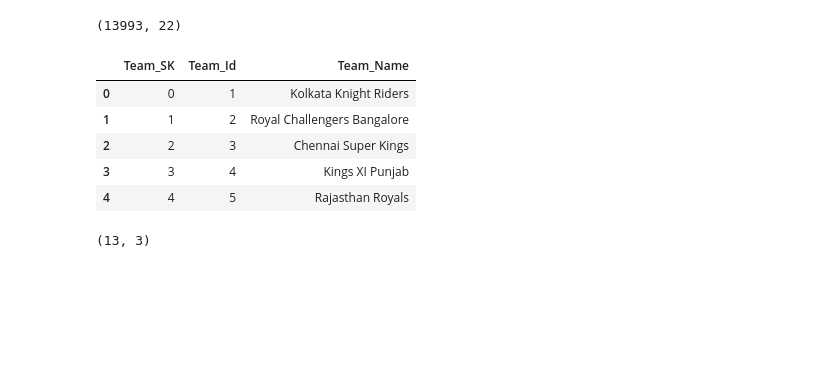
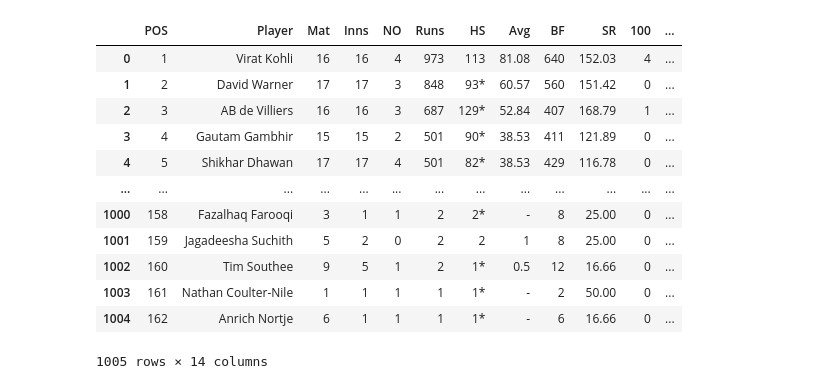
Before and after one commit to Shyam165/Summer-Internship, a Jupyter notebook: Ipl_team_selection/IPL Team Selection.ipynb, the cells around one changed output. Saved outputs shown, nothing was run; the diff lists cells and outputs as text; code cells hidden in the pictures; blank space fills up the shorter version.

Commit message:
adding EDA folder and updating previous files of ipl team selection

```diff
--- a/Ipl_team_selection/IPL Team Selection.ipynb
+++ b/Ipl_team_selection/IPL Team Selection.ipynb
@@ -145,17 +22,0 @@ Opposit_keeper: The player designated as the wicketkeeper for the opposing team.
-# %%
-df4.shape
-# %% [output]
-(13993, 22)
-# %%
-df5.head() #fifth dataset tells about the total team names in the ipl.
-# %% [output]
-|  | Team_SK | Team_Id | Team_Name |
-| 0 | 0 | 1 | Kolkata Knight Riders |
-| 1 | 1 | 2 | Royal Challengers Bangalore |
-| 2 | 2 | 3 | Chennai Super Kings |
-| 3 | 3 | 4 | Kings XI Punjab |
-| 4 | 4 | 5 | Rajasthan Royals |
-# %%
-df5.shape
-# %% [output]
-(13, 3)
@@ -166,0 +23,22 @@ df5.shape
+# %%
+file_names = ['BATTING STATS - IPL_2016.csv','BATTING STATS - IPL_2017.csv','BATTING STATS - IPL_2018.csv','BATTING STATS - IPL_2019.csv','BATTING STATS - IPL_2020.csv','BATTING STATS - IPL_2021.csv','BATTING STATS - IPL_2022.csv']
+tdf= []
+for file_name in file_names:
+    df = pd.read_csv("Batting Stats\\"+file_name)
+    tdf.append(df)
+bat_df= pd.concat(tdf, ignore_index=True)
+bat_df
+# %% [output]
+|  | POS | Player | Mat | Inns | NO | Runs | HS | Avg | BF | SR | 100 | ... |
+| 0 | 1 | Virat Kohli | 16 | 16 | 4 | 973 | 113 | 81.08 | 640 | 152.03 | 4 | ... |
+| 1 | 2 | David Warner | 17 | 17 | 3 | 848 | 93* | 60.57 | 560 | 151.42 | 0 | ... |
+| 2 | 3 | AB de Villiers | 16 | 16 | 3 | 687 | 129* | 52.84 | 407 | 168.79 | 1 | ... |
+| 3 | 4 | Gautam Gambhir | 15 | 15 | 2 | 501 | 90* | 38.53 | 411 | 121.89 | 0 | ... |
+| 4 | 5 | Shikhar Dhawan | 17 | 17 | 4 | 501 | 82* | 38.53 | 429 | 116.78 | 0 | ... |
+| ... | ... | ... | ... | ... | ... | ... | ... | ... | ... | ... | ... | ... |
+| 1000 | 158 | Fazalhaq Farooqi | 3 | 1 | 1 | 2 | 2* | - | 8 | 25.00 | 0 | ... |
+| 1001 | 159 | Jagadeesha Suchith | 5 | 2 | 0 | 2 | 2 | 1 | 8 | 25.00 | 0 | ... |
+| 1002 | 160 | Tim Southee | 9 | 5 | 1 | 2 | 1* | 0.5 | 12 | 16.66 | 0 | ... |
+| 1003 | 161 | Nathan Coulter-Nile | 1 | 1 | 1 | 1 | 1* | - | 2 | 50.00 | 0 | ... |
+| 1004 | 162 | Anrich Nortje | 6 | 1 | 1 | 1 | 1* | - | 6 | 16.66 | 0 | ... |
+1005 rows × 14 columns
```
Also changed, not shown: parts of 48 cells of this notebook, 17 other files.
